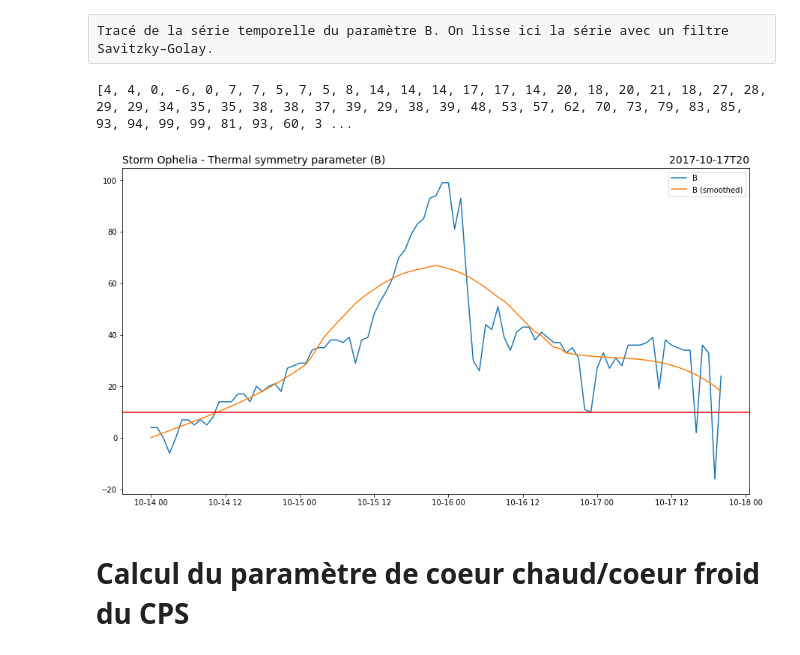
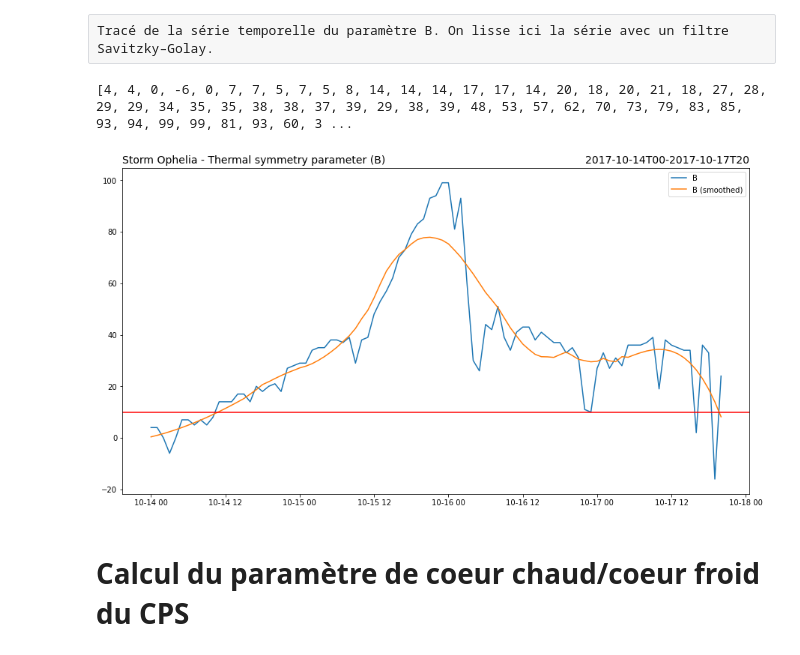
Before and after one commit to fredericferry/era5_cps_diagram, a Jupyter notebook: era5storms_CPS_diagram.ipynb, the cells around one changed output. Drawn from its saved outputs; the diff is of its cells as text; code cells hidden in the pictures.

```diff
--- a/era5storms_CPS_diagram.ipynb
+++ b/era5storms_CPS_diagram.ipynb
@@ -367,7 +376,8 @@ Filtrage spatial éventuel des données.
 Cartes Pmer + tracking + et épaisseurs 900-600hPa.
 # %%
 mslp_levels = np.arange(900,1072,2)
-dz_levels = np.arange(3000,3525,25)
+#dz_levels = np.arange(3000,3525,25)
+dz_levels=np.linspace(np.min(thickness),np.max(thickness),20)
 
 projection=ccrs.PlateCarree()
 bounds = [(lonW, lonE, latS, latN)]
@@ -445,6 +455,8 @@ for i in range(len(time)):
     clat = liste_lat[i]
     clon = liste_lon[i]
     max_dist = 500      # max distance in km
+    if storm=='Rolf':
+        max_dist = 250
     # Calculate distance between center and all other lat/lon pairs
     distance = haversine(lon[:,np.newaxis], lat, clon, clat)
     distance2=np.transpose(distance)
@@ -513,9 +523,15 @@ max_dist = 500
+# %%
+max_dist = 500
+if storm=='Rolf':
+    max_dist = 250
+if storm=='Lothar':
+    max_dist = 500
 # %% [markdown]
 # Calcul du paramètre de symétrie thermique du CPS
 # %% [raw]
 Sélection des données.
 # %%
-i=45
+i=10
 
 data = thickness[i,:,:]
 data_slp = mslp[i,:,:]
@@ -788,23 +804,23 @@ IPdisplay.Image(url=gif_filepath)
 Tracé de la série temporelle du paramètre B. On lisse ici la série avec un filtre Savitzky–Golay.
 # %%
 print(B_series)
-B_series2 = savgol_filter(B_series, 51, 3)
+B_series2 = savgol_filter(B_series, 31, 3)
 
 fig = plt.figure(figsize=(15., 8.))
 ax = fig.add_subplot(111)
 ax.set_title('Storm '+storm+' - Thermal symmetry parameter (B)'
              ,loc='left',fontsize=14)
-ax.set_title(str(time[i])[0:13],loc='right',fontsize=14)
+ax.set_title(str(time[0])[0:13]+'-'+str(time[-2])[0:13],loc='right',fontsize=14)
 ax.plot(time[0:-1], B_series, label='B')
 ax.plot(time[0:-1], B_series2, label='B (smoothed)')
 plt.axhline(y=10, color='r')
 plt.legend()
 
 figname='./figs/'+storm+'/Thermal_symmetry_timeseries'
 fig.savefig(figname+'.png',bbox_inches='tight')
 # %% [output]
 [4, 4, 0, -6, 0, 7, 7, 5, 7, 5, 8, 14, 14, 14, 17, 17, 14, 20, 18, 20, 21, 18, 27, 28, 29, 29, 34, 35, 35, 38, 38, 37, 39, 29, 38, 39, 48, 53, 57, 62, 70, 73, 79, 83, 85, 93, 94, 99, 99, 81, 93, 60, 3 ...
-[figure, old version]
+[figure, new version]
 # %% [markdown]
 # Calcul du paramètre de coeur chaud/coeur froid du CPS
 # %% [raw]
```
Also changed, not shown: parts of 15 cells of this notebook.
